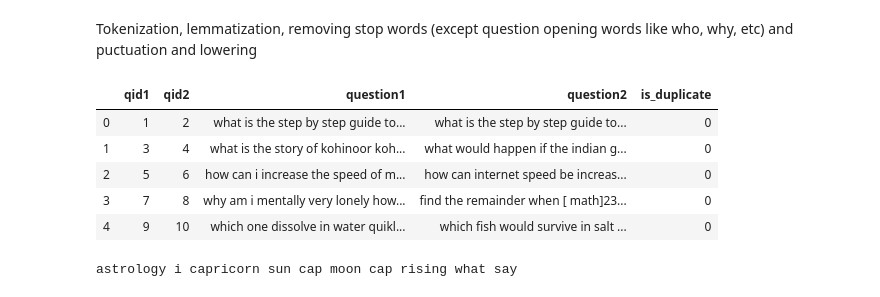
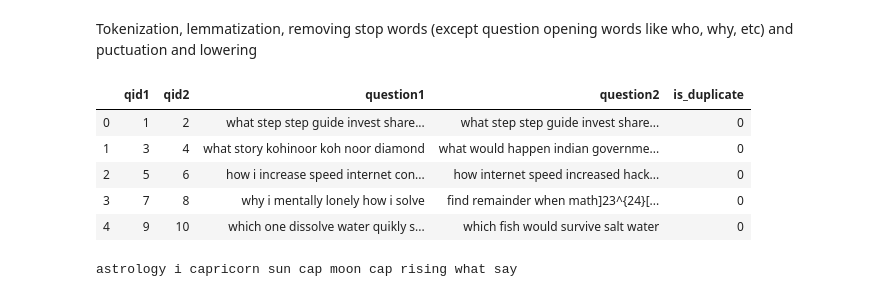
Before and after one commit to Galina-Blokh/quora-question-pair, a Jupyter notebook: notebooks/maria/mariias_local.ipynb, the cells around one changed output. Drawn from its saved outputs; the diff is of its cells as text; code cells hidden in the pictures.

```diff
--- a/notebooks/maria/mariias_local.ipynb
+++ b/notebooks/maria/mariias_local.ipynb
@@ -117,16 +117,19 @@ Astrology: I am a Capricorn Sun Cap moon and cap rising...what does that say abo
 # %% [markdown]
 Tokenization, lemmatization, removing stop words (except question opening words like who, why, etc) and puctuation and lowering
 # %%
-# 1st way to clean
-clean_question = lambda sentence: ' '.join([word.lemma_.lower() for word in nlp(sentence) if word.lemma_ not in STOP_WORDS if word.lemma_ not in PUNCTS])
+# 1st way to clean q = re.sub("[^A-Za-z]", " ", q)?
+nlp = English()
+
+clean_question = lambda sentence: ' '.join([word.lemma_.lower() for word in nlp(sentence)
+                                            if word.lemma_ not in STOP_WORDS if word.lemma_ not in PUNCTS])
 df_clean = df.copy()
 df_clean['question1'] = df.apply(lambda row: clean_question(row['question1']), axis=1)
 df_clean['question2'] = df.apply(lambda row: clean_question(row['question2']), axis=1)
 df_clean.head()
 # %% [output]
 |  | qid1 | qid2 | question1 | question2 | is_duplicate |
-| 0 | 1 | 2 | what is the step by step guide to... | what is the step by step guide to... | 0 |
-| 1 | 3 | 4 | what is the story of kohinoor koh... | what would happen if the indian g... | 0 |
-| 2 | 5 | 6 | how can i increase the speed of m... | how can internet speed be increas... | 0 |
-| 3 | 7 | 8 | why am i mentally very lonely how... | find the remainder when [ math]23... | 0 |
-| 4 | 9 | 10 | which one dissolve in water quikl... | which fish would survive in salt ... | 0 |
+| 0 | 1 | 2 | what step step guide invest share... | what step step guide invest share... | 0 |
+| 1 | 3 | 4 | what story kohinoor koh noor diamond | what would happen indian governme... | 0 |
+| 2 | 5 | 6 | how i increase speed internet con... | how internet speed increased hack... | 0 |
+| 3 | 7 | 8 | why i mentally lonely how i solve | find remainder when math]23^{24}[... | 0 |
+| 4 | 9 | 10 | which one dissolve water quikly s... | which fish would survive salt water | 0 |
```
Also changed, not shown: parts of 14 cells of this notebook, 1 other file.
